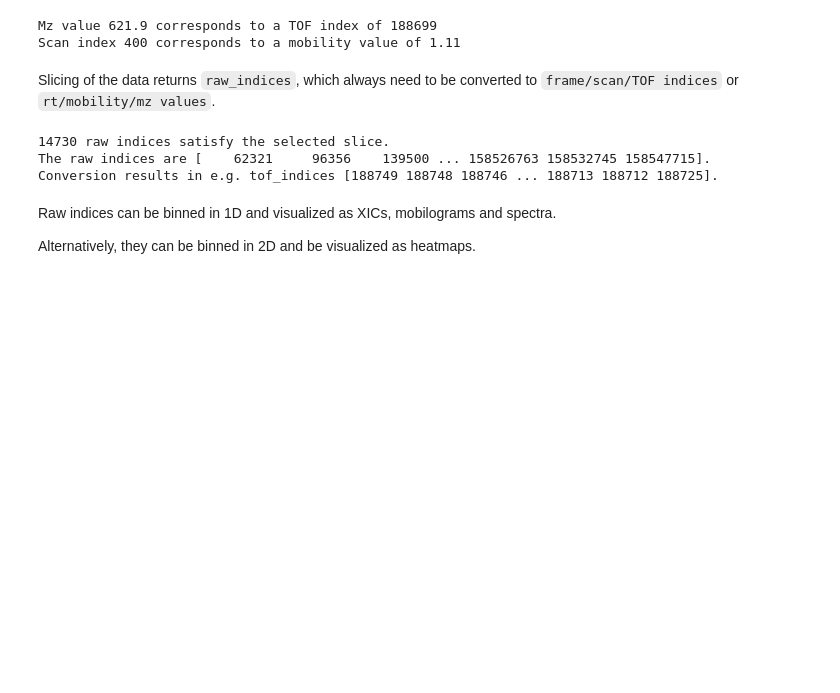
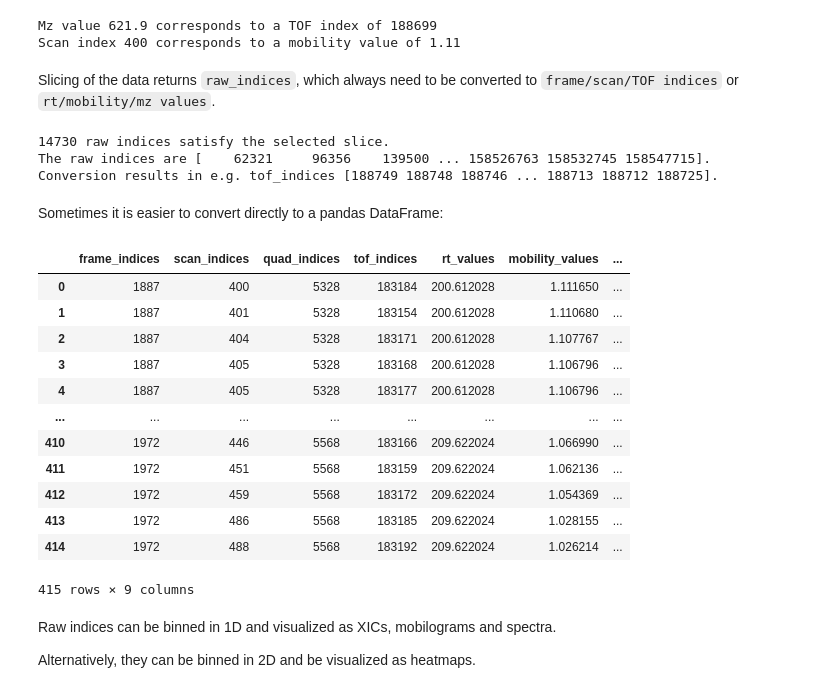
Before and after one commit to MannLabs/alphatims, a Jupyter notebook: nbs/example_analysis.ipynb, the cells around one changed output. Cells and saved outputs as stored; diff of their text form; code cells hidden in the pictures; blank space fills up the shorter version.

```diff
--- a/nbs/example_analysis.ipynb
+++ b/nbs/example_analysis.ipynb
@@ -109,6 +110,26 @@ print(f"Conversion results in e.g. tof_indices {tof_indices}.")
 14730 raw indices satisfy the selected slice.
 The raw indices are [    62321     96356    139500 ... 158526763 158532745 158547715].
 Conversion results in e.g. tof_indices [188749 188748 188746 ... 188713 188712 188725].
+# %% [markdown]
+Sometimes it is easier to convert directly to a pandas DataFrame:
+# %%
+data.as_dataframe(
+    data[200.: 210., 400: 500, -1: -1, 183103: 600.6]
+)
+# %% [output]
+|  | frame_indices | scan_indices | quad_indices | tof_indices | rt_values | mobility_values | ... |
+| 0 | 1887 | 400 | 5328 | 183184 | 200.612028 | 1.111650 | ... |
+| 1 | 1887 | 401 | 5328 | 183154 | 200.612028 | 1.110680 | ... |
+| 2 | 1887 | 404 | 5328 | 183171 | 200.612028 | 1.107767 | ... |
+| 3 | 1887 | 405 | 5328 | 183168 | 200.612028 | 1.106796 | ... |
+| 4 | 1887 | 405 | 5328 | 183177 | 200.612028 | 1.106796 | ... |
+| ... | ... | ... | ... | ... | ... | ... | ... |
+| 410 | 1972 | 446 | 5568 | 183166 | 209.622024 | 1.066990 | ... |
+| 411 | 1972 | 451 | 5568 | 183159 | 209.622024 | 1.062136 | ... |
+| 412 | 1972 | 459 | 5568 | 183172 | 209.622024 | 1.054369 | ... |
+| 413 | 1972 | 486 | 5568 | 183185 | 209.622024 | 1.028155 | ... |
+| 414 | 1972 | 488 | 5568 | 183192 | 209.622024 | 1.026214 | ... |
+415 rows × 9 columns
 # %% [markdown]
 Raw indices can be binned in 1D and visualized as XICs, mobilograms and spectra.
 
```
Also changed, not shown: parts of 4 cells of this notebook.
